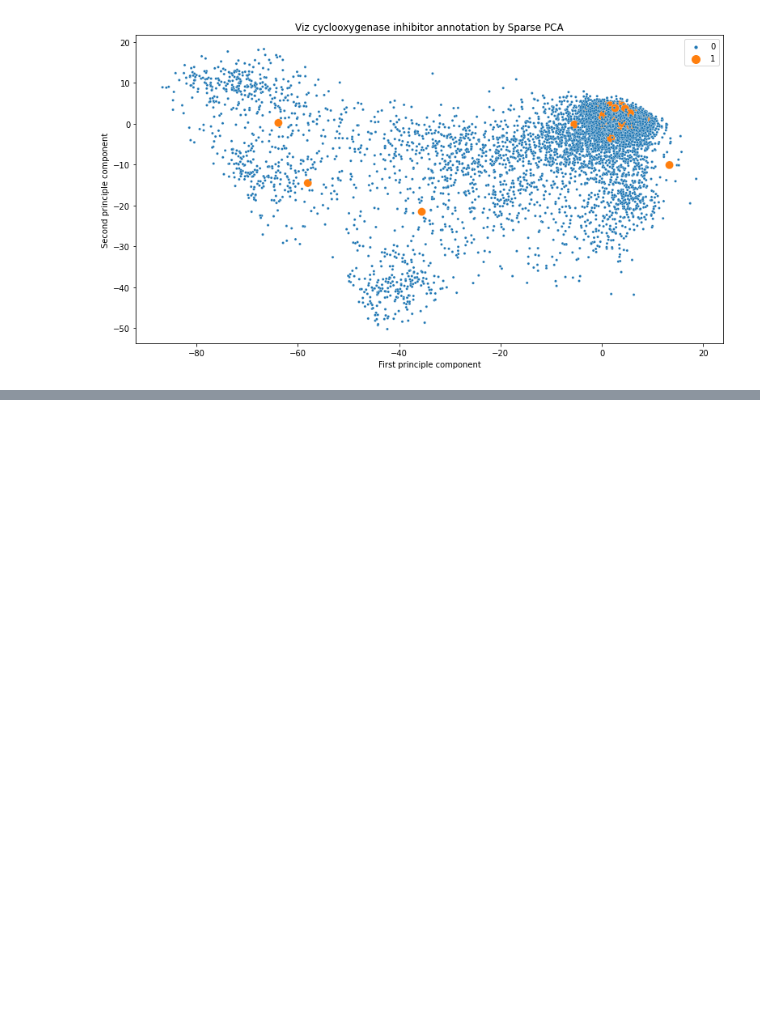
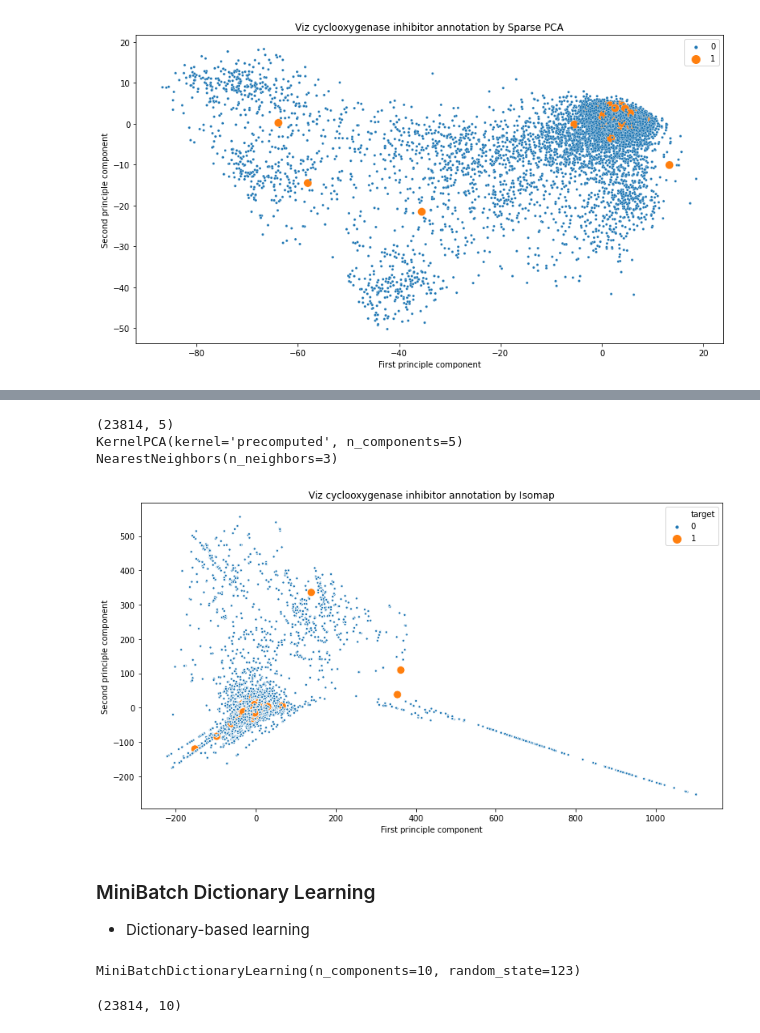
Before and after one commit to Yongliang-Shi/Mechanism-of-Action-Prediction, a Jupyter notebook: pca_to_visualize_cyclooxygenase_inhibitor.ipynb, the cells around one changed output, grey strips where cells are left out. Drawn from its saved outputs; the diff is of its cells as text; code cells hidden in the pictures; blank space fills up the shorter version.

Commit message:
viz by SVD, GRP, SPR, MDS, Isomap, MiniBatch, ICA, T-SNE, LLE

```diff
--- a/pca_to_visualize_cyclooxygenase_inhibitor.ipynb
+++ b/pca_to_visualize_cyclooxygenase_inhibitor.ipynb
@@ -379,0 +542,9 @@ plt.show()
+# %%
+# Impor the library
+from sklearn.manifold import Isomap
+
+# Create the object
+isomap = Isomap(n_components=5, n_neighbors=3)
+
+# Print the object
+isomap
@@ -379,0 +553,6 @@ plt.show()
+# %%
+# Fit and transform the scaled data
+X_isomap = isomap.fit_transform(X_scaled)
+
+# Print the shape
+X_isomap.shape
@@ -379,0 +567,50 @@ plt.show()
+# %%
+# Print the attributes
+
+print(isomap.embedding_.shape)
+print(isomap.kernel_pca_)
+print(isomap.nbrs_)
+# %% [output]
+(23814, 5)
+KernelPCA(kernel='precomputed', n_components=5)
+NearestNeighbors(n_neighbors=3)
+# %%
+# Data Visualization
+
+df_isomap = pd.DataFrame(X_isomap)
+c_inhibitor = df_targets.loc[:, 'cyclooxygenase_inhibitor']
+df_isomap['target'] = c_inhibitor.values
+
+plt.figure(figsize=(13,7))
+sns.scatterplot(data=df_isomap, x=df_isomap[0], y=df_isomap[1],
+                hue='target', size='target', sizes=(100, 10))
+
+plt.title('Viz cyclooxygenase inhibitor annotation by Isomap')
+plt.xlabel('First principle component')
+plt.ylabel('Second principle component')
+plt.legend()
+plt.show()
+# %% [output]
+[figure, added]
+# %% [markdown]
+### MiniBatch Dictionary Learning
+- Dictionary-based learning
+# %%
+# Import the library
+from sklearn.decomposition import MiniBatchDictionaryLearning
+
+# Create the object
+mini = MiniBatchDictionaryLearning(n_components=10, alpha=1, random_state=123)
+
+# Print the object
+mini
+# %% [output]
+MiniBatchDictionaryLearning(n_components=10, random_state=123)
+# %%
+# Fit and transform the scaled data
+X_mini = mini.fit_transform(X_scaled)
+
+# Print the shape
+X_mini.shape
+# %% [output]
+(23814, 10)
```
Also changed, not shown: parts of 36 cells of this notebook.
